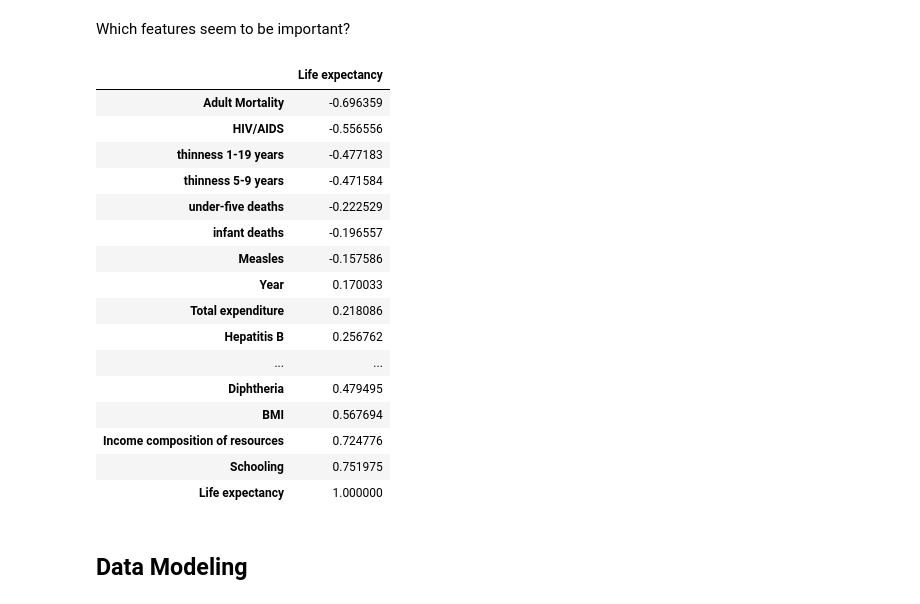
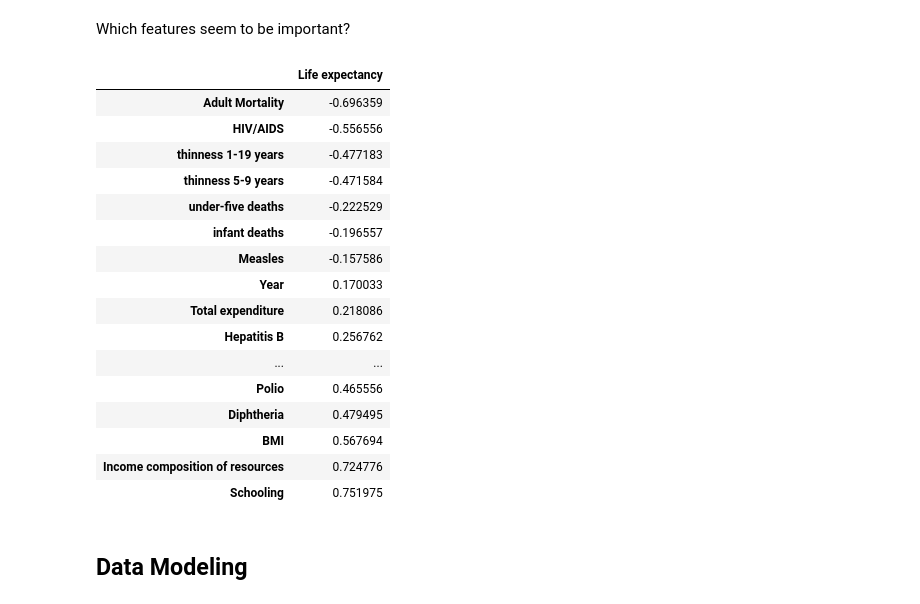
Before and after one commit to paderevski/ML-curriculum, a Jupyter notebook: notebooks/04-regression-plus/Life_Expectancy_Key.ipynb, the cells around one changed output. Saved outputs shown, nothing was run; the diff lists cells and outputs as text; code cells hidden in the pictures.

```diff
--- a/notebooks/04-regression-plus/Life_Expectancy_Key.ipynb
+++ b/notebooks/04-regression-plus/Life_Expectancy_Key.ipynb
@@ -16,15 +16,18 @@ pd.options.display.max_columns = None  # Shows All columns
 # %% [markdown]
 ## Loading the dataset
 # %%
+def get_data(source):
+    return pd.read_csv(source)
+
+
 # These lines would load the data locally
 # data_root = "./"
 # filename = "Life_Expectancy_Data.csv"
-# filepath = os.path.join(data_root, filename)
-# df = pd.read_csv(filepath)
+# df = get_data(os.path.join(data_root, filename))
 
 # We'll fetch it directly from the web
 data_url = "https://aet-cs.github.io/white/ML/lessons/Life_Expectancy_Data.csv"
-df = pd.read_csv(data_url)
+df = get_data(data_url)
 df
 # %% [output]
 |  | Country | Year | Status | Life expectancy | Adult Mortality | infant deaths | Alcohol | ... |
@@ -141,27 +151,27 @@ plt.show()
 # %% [markdown]
 Which features seem to be important?
 # %%
-row_filter = abs(corr_matrix[target])>0.1
-top_features = pd.DataFrame(corr_matrix[target][row_filter])
+row_filter = abs(corr_matrix[target]) > 0.1
+top_features = pd.DataFrame(corr_matrix[target][row_filter].drop(target))
 top_features.sort_values(by=target)
 # %% [output]
 |  | Life expectancy |
 | Adult Mortality | -0.696359 |
 | HIV/AIDS | -0.556556 |
 | thinness 1-19 years | -0.477183 |
 | thinness 5-9 years | -0.471584 |
 | under-five deaths | -0.222529 |
 | infant deaths | -0.196557 |
 | Measles | -0.157586 |
 | Year | 0.170033 |
 | Total expenditure | 0.218086 |
 | Hepatitis B | 0.256762 |
 | ... | ... |
+| Polio | 0.465556 |
 | Diphtheria | 0.479495 |
 | BMI | 0.567694 |
 | Income composition of resources | 0.724776 |
 | Schooling | 0.751975 |
-| Life expectancy | 1.000000 |
 # %% [markdown]
 ## Data Modeling
 # %% [markdown]
```
Also changed, not shown: parts of 34 cells of this notebook, 2 other files.
